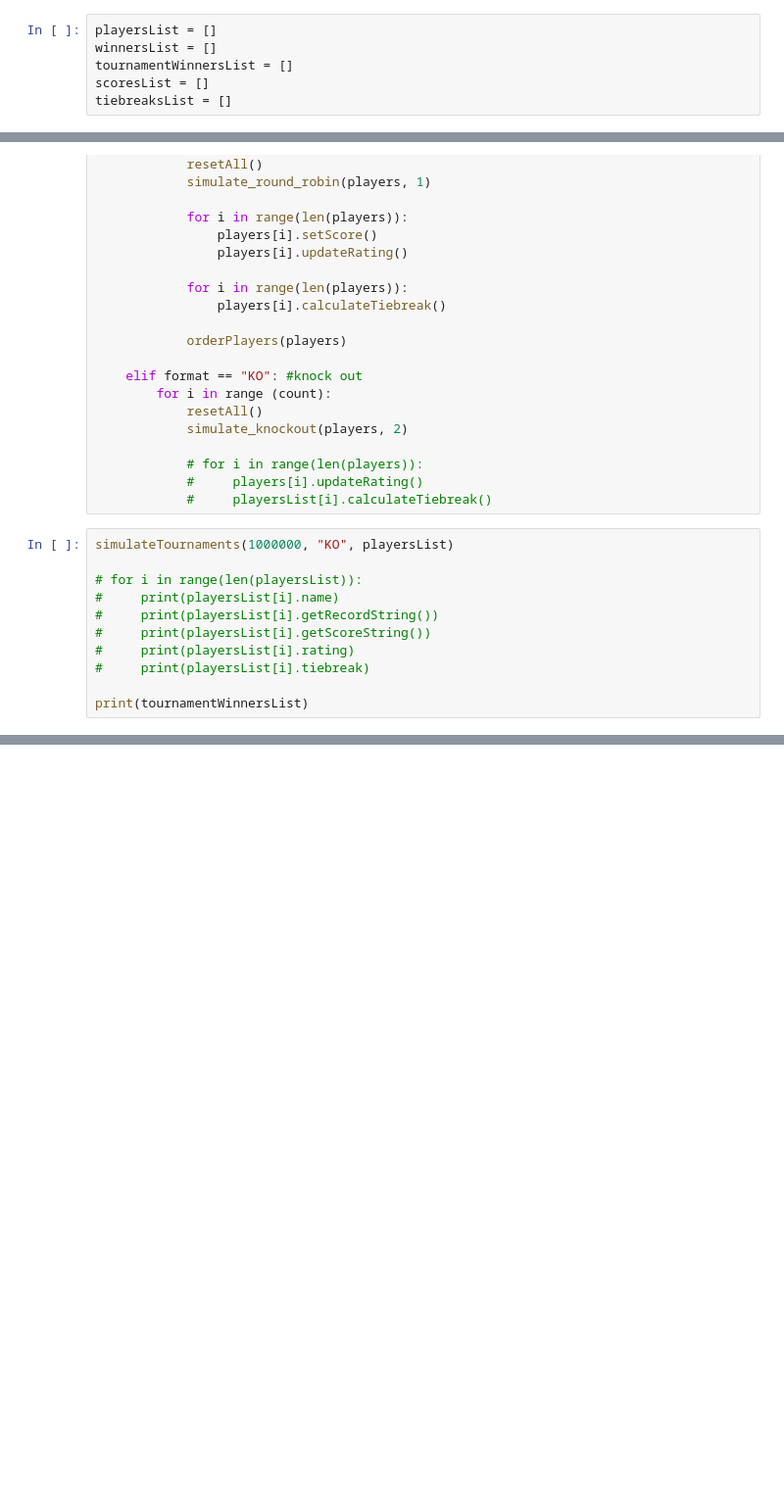
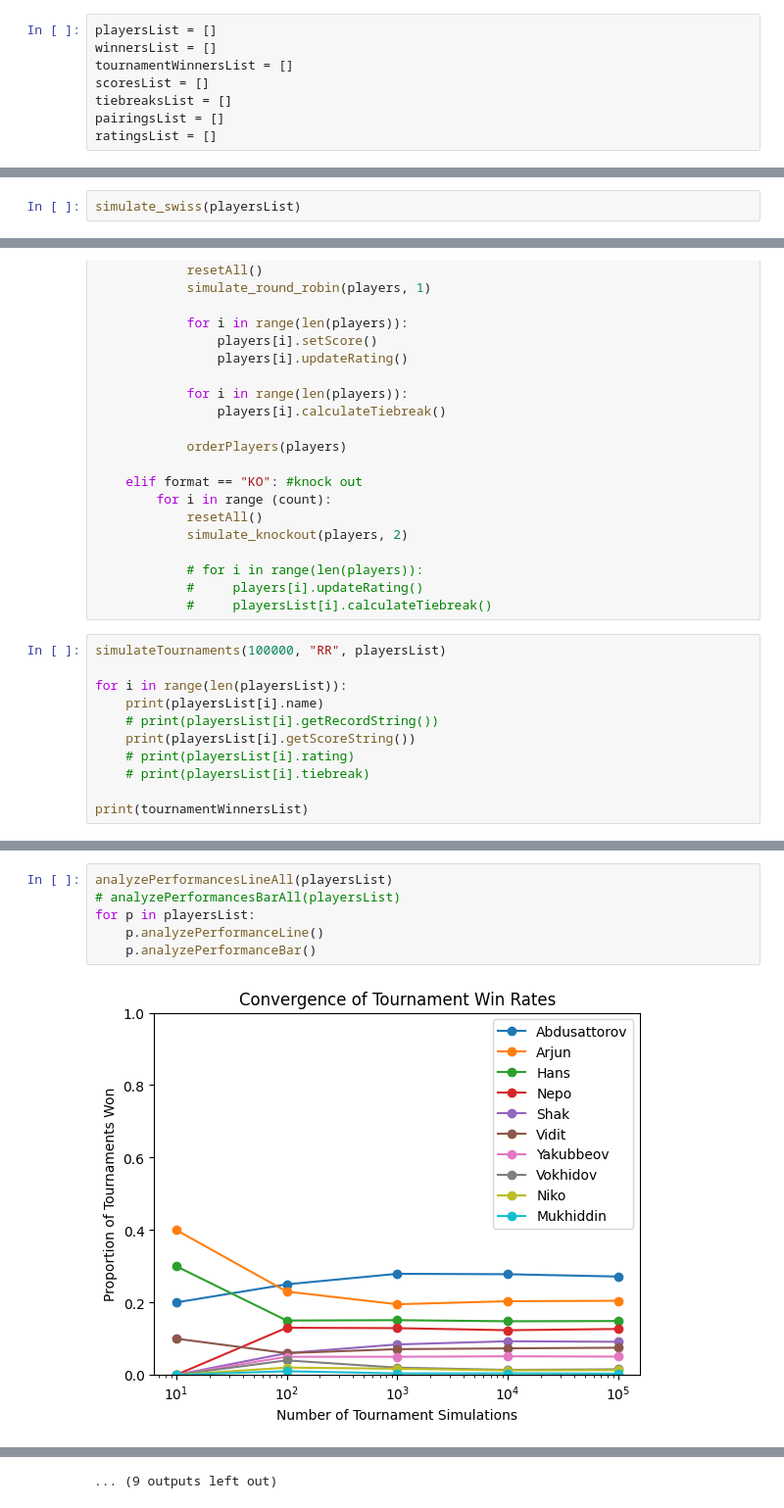
Before and after one commit to lukedu867/monte-carlo-chess-simulation, a Jupyter notebook: monte_carlo_chess.ipynb, the cells around one changed output, grey strips where cells are left out. Shown at 98% size. Drawn from its saved outputs; the diff is of its cells as text; blank space fills up the shorter version.

Commit message:
foundations of swiss seeding, added some graphical analysis

```diff
--- a/monte_carlo_chess.ipynb
+++ b/monte_carlo_chess.ipynb
@@ -21,5 +41,7 @@ winnersList = []
 tournamentWinnersList = []
 scoresList = []
 tiebreaksList = []
+pairingsList = []
+ratingsList = []
 # %%
 class Player:
@@ -254,0 +370,2 @@ def simulate_knockout(players, rounds):
+# %%
+simulate_swiss(playersList)
@@ -307,13 +469,13 @@ def simulateTournaments(count, format, players):
             #     players[i].updateRating()
             #     playersList[i].calculateTiebreak()
 # %%
-simulateTournaments(1000000, "KO", playersList)
+simulateTournaments(100000, "RR", playersList)
 
-# for i in range(len(playersList)):
-#     print(playersList[i].name)
-#     print(playersList[i].getRecordString())
-#     print(playersList[i].getScoreString())
-#     print(playersList[i].rating)
-#     print(playersList[i].tiebreak)
+for i in range(len(playersList)):
+    print(playersList[i].name)
+    # print(playersList[i].getRecordString())
+    print(playersList[i].getScoreString())
+    # print(playersList[i].rating)
+    # print(playersList[i].tiebreak)
 
 print(tournamentWinnersList)
@@ -328,0 +566,8 @@ plt.show()
+# %%
+analyzePerformancesLineAll(playersList)
+# analyzePerformancesBarAll(playersList)
+for p in playersList:
+    p.analyzePerformanceLine()
+    p.analyzePerformanceBar()
+# %% [output]
+[figure, added]
@@ -329 +585,2 @@ plt.show()
+... (9 outputs left out)
 # %%
```
Also changed, not shown: parts of 14 cells of this notebook.
